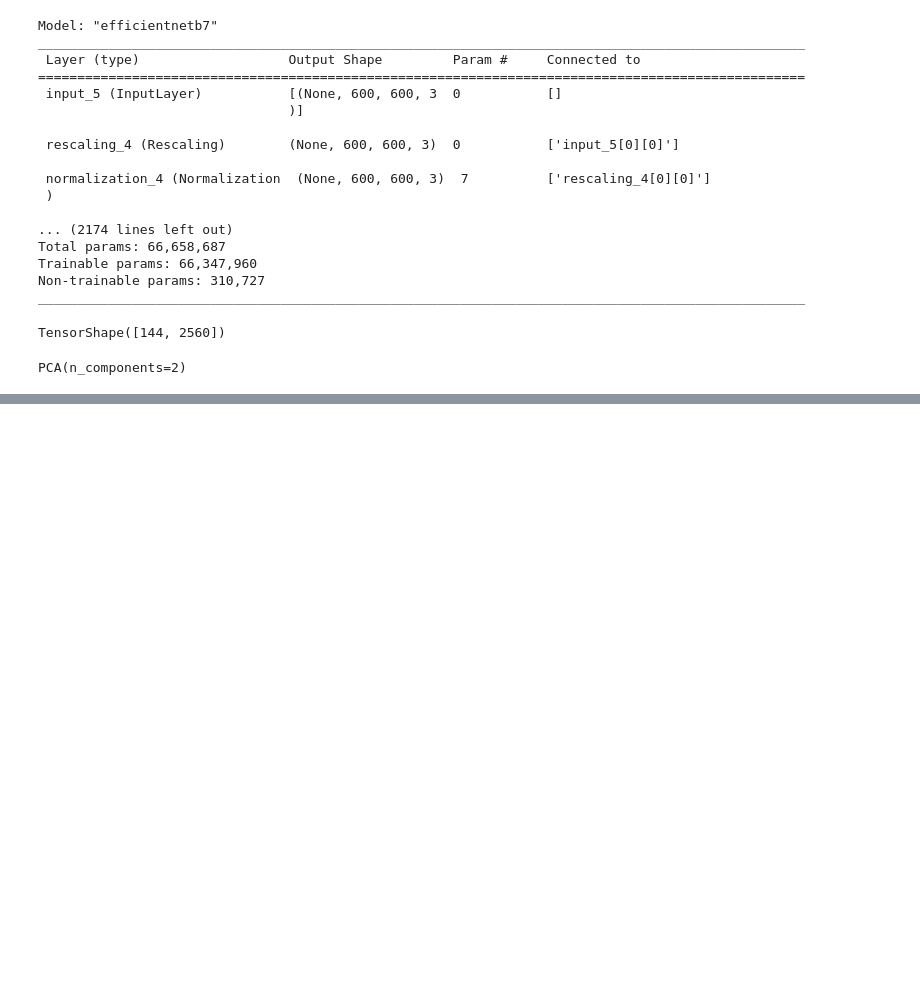
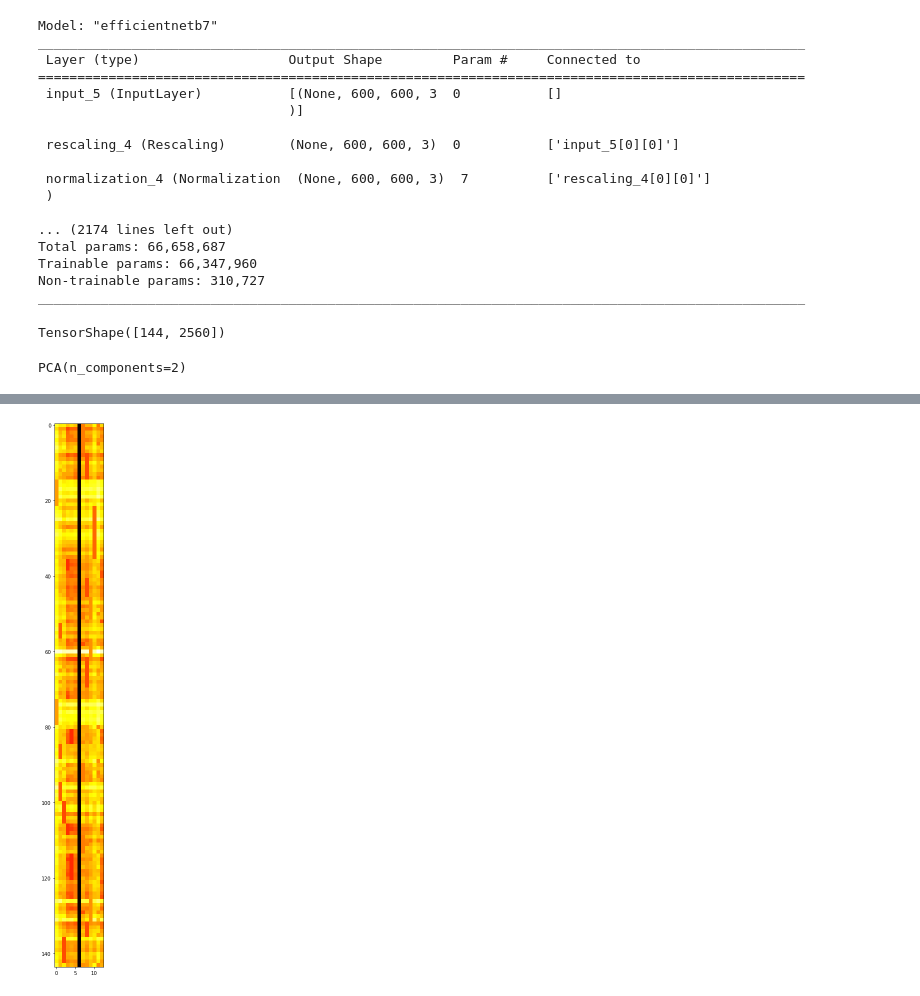
Before and after one commit to LLynd/KNUMxGolemMLHackaton2022, a Jupyter notebook: src/notebooks/Weronika.ipynb, the cells around one changed output, grey strips where cells are left out. Saved outputs shown, nothing was run; the diff lists cells and outputs as text; code cells hidden in the pictures; blank space fills up the shorter version.

```diff
--- a/src/notebooks/Weronika.ipynb
+++ b/src/notebooks/Weronika.ipynb
@@ -176 +194,9 @@ plt.show()
+# %%
+distances = np.zeros((emb_b7_2.shape[0],emb_b7_2.shape[0]))
+for i in range(emb_b7_2.shape[0]):
+    #if i>emb_b7_2.shape[0]/2:
+        #break
+    for j in range(emb_b7_2.shape[0]):
+        distances[i,j] = np.linalg.norm(emb_b7_2[i]-emb_b7_2[j])
+        distances[j,i] = np.linalg.norm(emb_b7_2[i]-emb_b7_2[j])
 # %%
@@ -199,0 +232,13 @@ len(df['y'].unique())
+# %%
+mean_dist_sub_cat = np.zeros((144, 13))
+
+for i in range(144):
+    checked = distances[i]
+    for j in range(1,14):
+        ids = df.loc[df['y']==j].index
+        if len(ids)==0:
+            pass
+        elif(i in ids):
+            mean_dist_sub_cat[i,j-1] = mean_dist_in_cat[j-1]
+        else:
+            mean_dist_sub_cat[i,j-1] = checked[ids].mean()
@@ -199,0 +261,6 @@ len(df['y'].unique())
+# %%
+plt.figure(figsize=(20,20))
+plt.imshow(mean_dist_sub_cat, cmap='hot', interpolation='nearest')
+plt.show()
+# %% [output]
+[figure, added]
```
Also changed, not shown: parts of 10 cells of this notebook.
